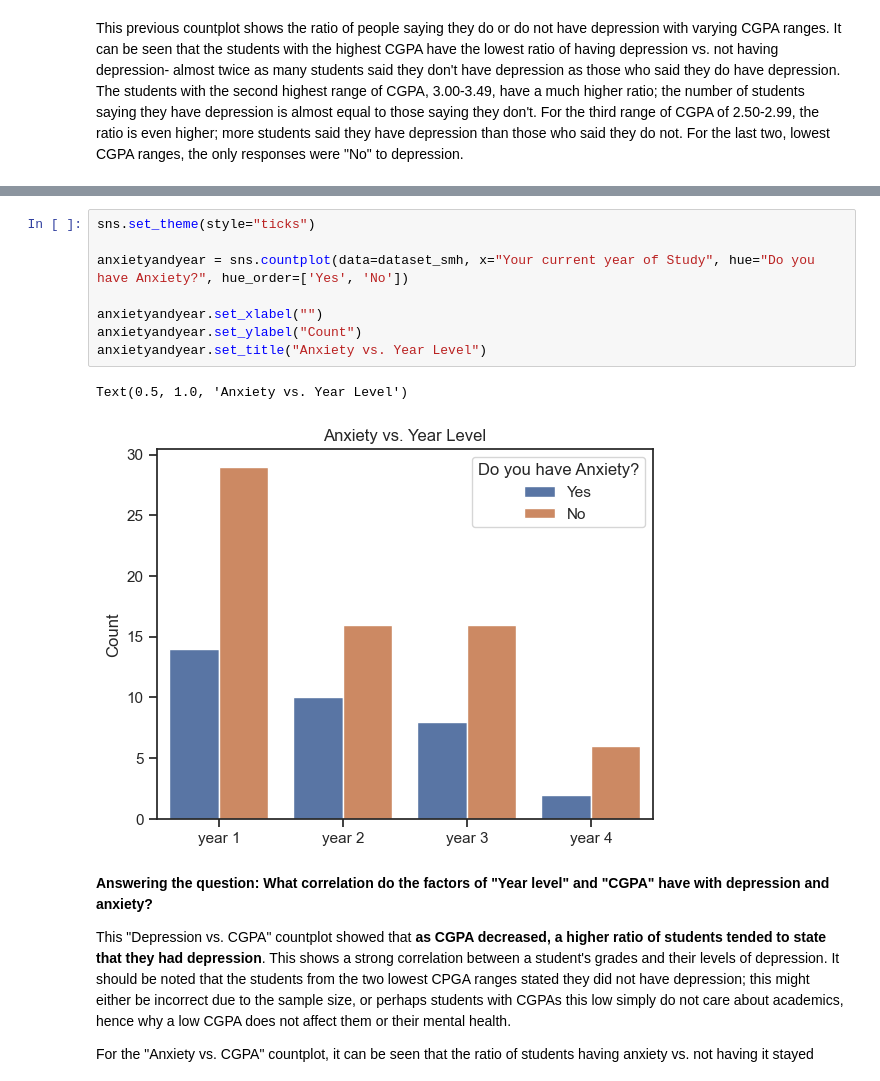
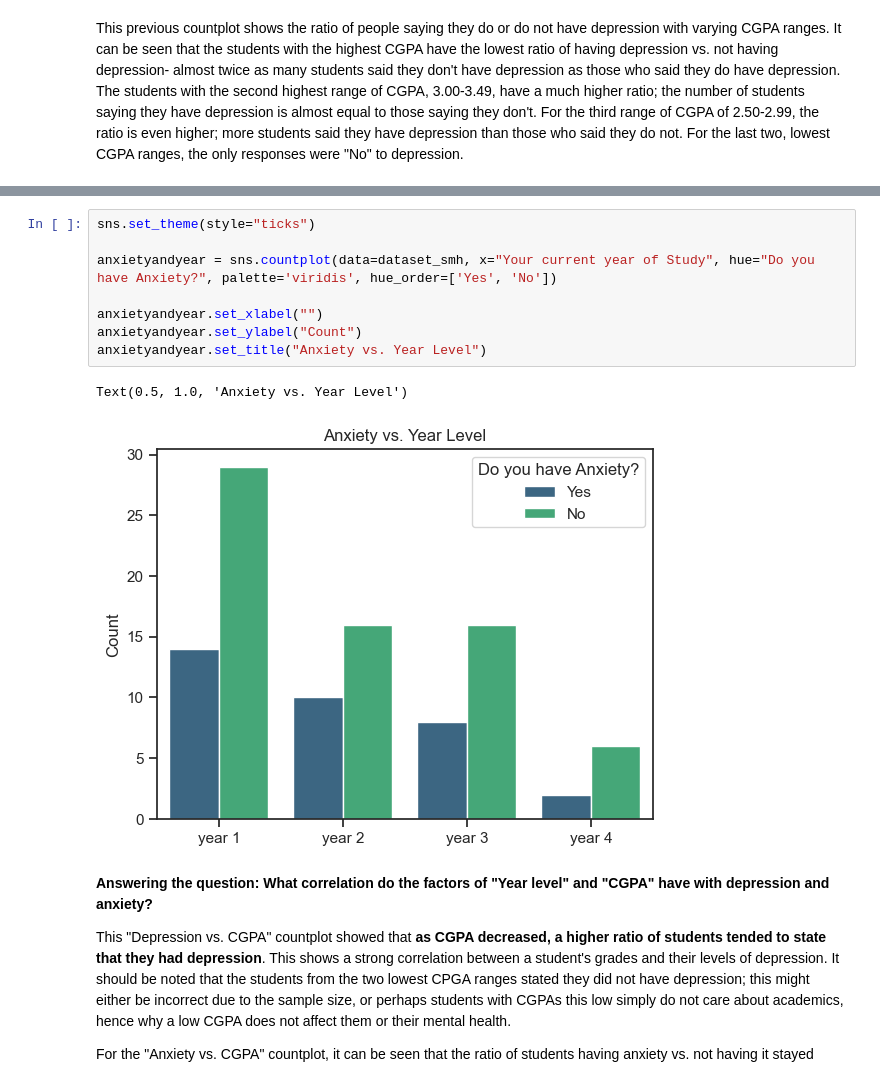
Before and after one commit to ubco-W2022T2-data301/project-group-group12, a Jupyter notebook: analysis/analysisZainab.ipynb, the cells around one changed output, grey strips where cells are left out. Saved outputs shown, nothing was run; the diff lists cells and outputs as text.

```diff
--- a/analysis/analysisZainab.ipynb
+++ b/analysis/analysisZainab.ipynb
@@ -1261,14 +1250,14 @@ Text(0.5, 1.0, 'Depression vs. Year Level')
 # %%
 sns.set_theme(style="ticks")
 
-anxietyandyear = sns.countplot(data=dataset_smh, x="Your current year of Study", hue="Do you have Anxiety?", hue_order=['Yes', 'No'])
+anxietyandyear = sns.countplot(data=dataset_smh, x="Your current year of Study", hue="Do you have Anxiety?", palette='viridis', hue_order=['Yes', 'No'])
 
 anxietyandyear.set_xlabel("")
 anxietyandyear.set_ylabel("Count")
 anxietyandyear.set_title("Anxiety vs. Year Level")
 # %% [output]
 Text(0.5, 1.0, 'Anxiety vs. Year Level')
-[figure, old version]
+[figure, new version]
 # %% [markdown]
 **Answering the question: What correlation do the factors of "Year level" and "CGPA" have with depression and anxiety?**
 
```
Also changed, not shown: parts of 13 cells of this notebook, 1 other file.
